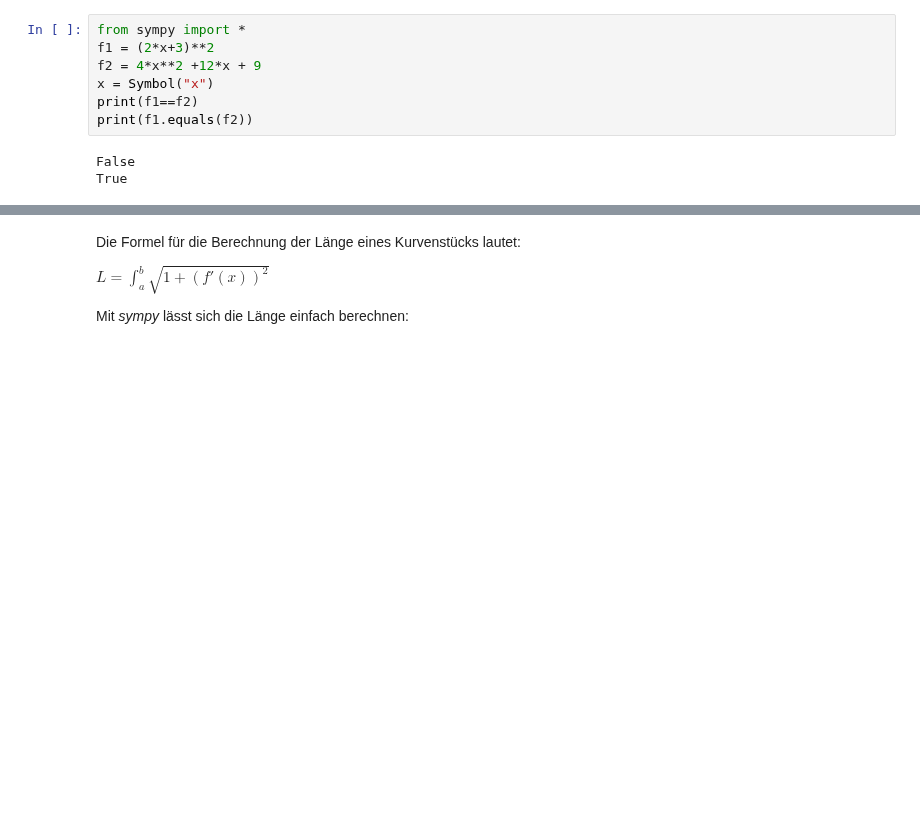
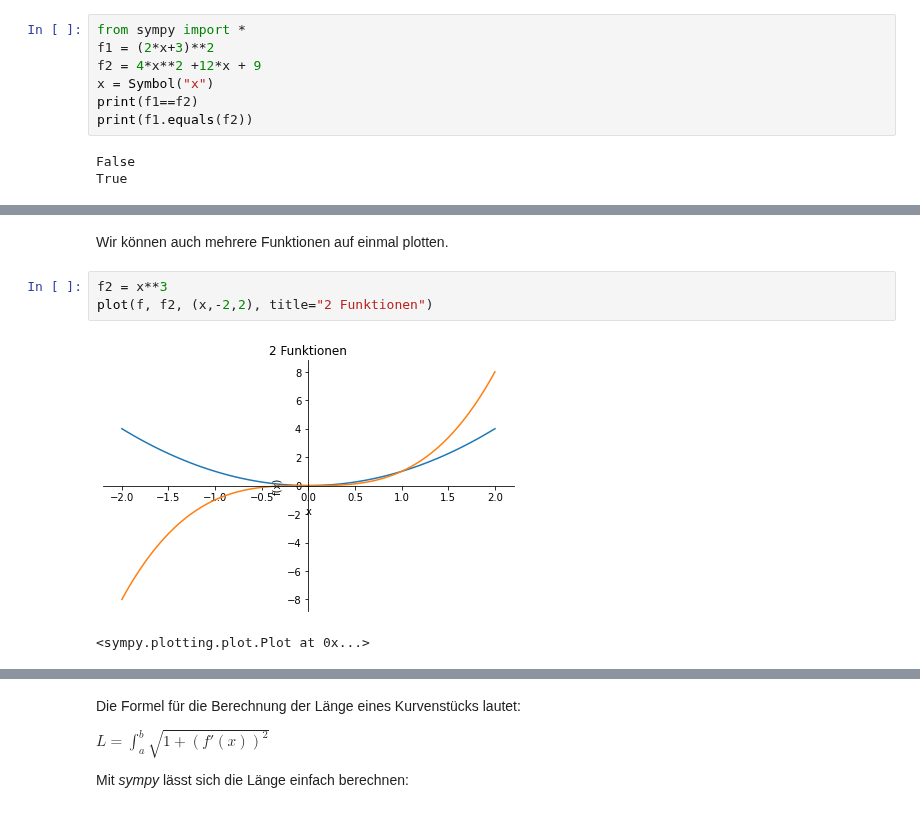
Before and after one commit to troescherw/jupyter_python, a Jupyter notebook: SymPy_SymbolischeMathematik.ipynb, the cells around one changed output, grey strips where cells are left out. Saved outputs shown, nothing was run; the diff lists cells and outputs as text; blank space fills up the shorter version.

```diff
--- a/SymPy_SymbolischeMathematik.ipynb
+++ b/SymPy_SymbolischeMathematik.ipynb
@@ -279,0 +456,8 @@ True
+# %% [markdown]
+Wir können auch mehrere Funktionen auf einmal plotten.
+# %%
+f2 = x**3
+plot(f, f2, (x,-2,2), title="2 Funktionen")
+# %% [output]
+[figure, added]
+<sympy.plotting.plot.Plot at 0x...>
```
Also changed, not shown: parts of 49 cells of this notebook, 1 other file.
